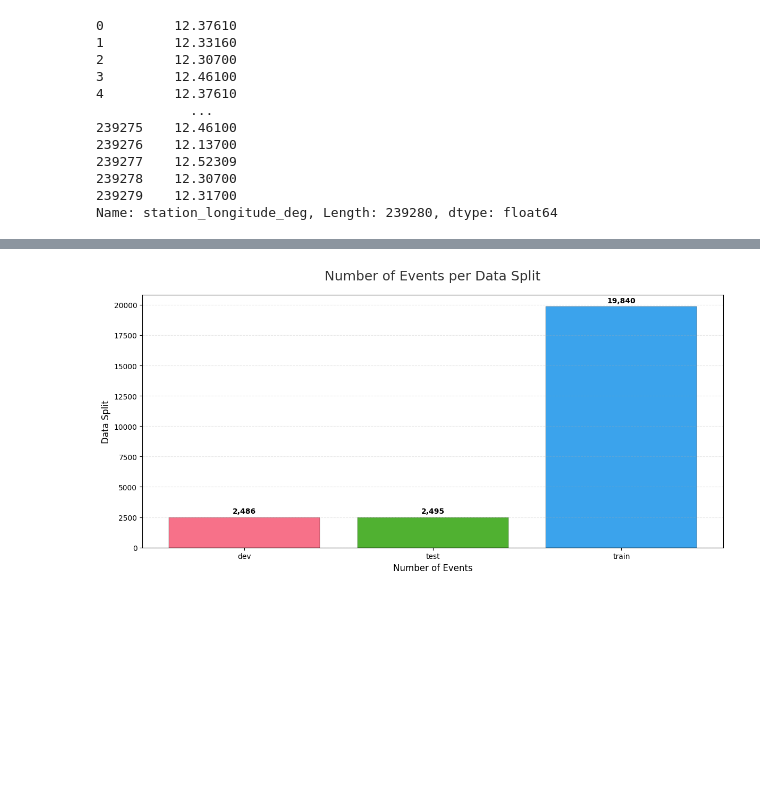
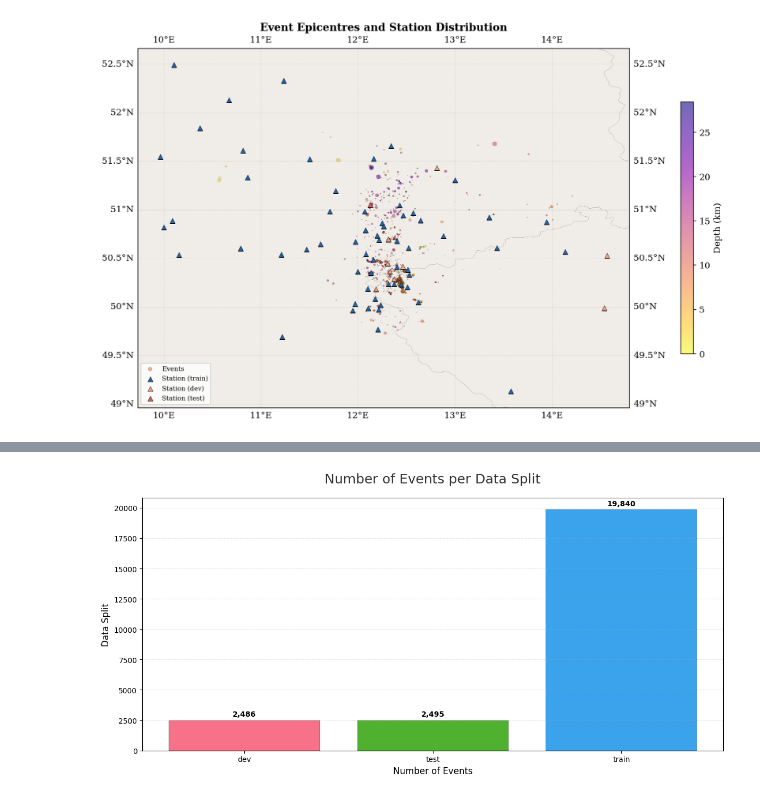
Before and after one commit to KhuzaimahAziz/thesis_seismology, a Jupyter notebook: initial_analysis.ipynb, the cells around one changed output, grey strips where cells are left out. Saved outputs shown, nothing was run; the diff lists cells and outputs as text; code cells hidden in the pictures; blank space fills up the shorter version.

Commit message:
Adding new plots

```diff
--- a/initial_analysis.ipynb
+++ b/initial_analysis.ipynb
@@ -61,18 +24,3 @@ Name: station_latitude_deg, Length: 239280, dtype: float64
-# %%
-metadata["station_longitude_deg"]
-# %% [output]
-0         12.37610
-1         12.33160
-2         12.30700
-3         12.46100
-4         12.37610
-            ...
-239275    12.46100
-239276    12.13700
-239277    12.52309
-239278    12.30700
-239279    12.31700
-Name: station_longitude_deg, Length: 239280, dtype: float64
 # %%
 event_df = (
     metadata.groupby("source_id")
@@ -91,6 +39,22 @@ event_df = (
       })
       .reset_index()
 )
+# %%
+plt.rcParams.update({
+    "font.family": "serif",
+    "font.size": 11,
+    "axes.titlesize": 13,
+    "axes.labelsize": 11,
+    "axes.spines.top": False,
+    "axes.spines.right": False,
+    "figure.dpi": 150,
+    "savefig.bbox": "tight",
+    "savefig.dpi": 300,
+})
+
+CMAP_DEPTH = "plasma_r"
+CMAP_MAG   = "viridis"
+SPLIT_COLORS = {"train": "#2166ac", "dev": "#f4a582", "test": "#d6604d"}
 # %%
 import matplotlib.pyplot as plt
 import seaborn as sns
@@ -178,0 +198,4 @@ def plot_bar(
+# %%
+plot_station_event_map(metadata, save_path="plots/event_station_map.png")
+# %% [output]
+[figure, added]
```
Also changed, not shown: parts of 46 cells of this notebook, 3 other files.
